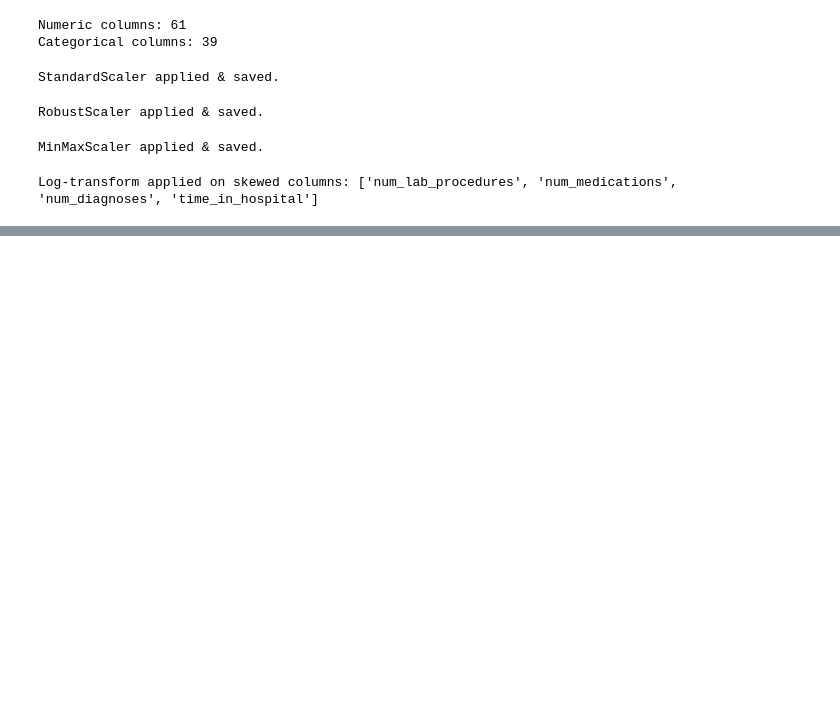
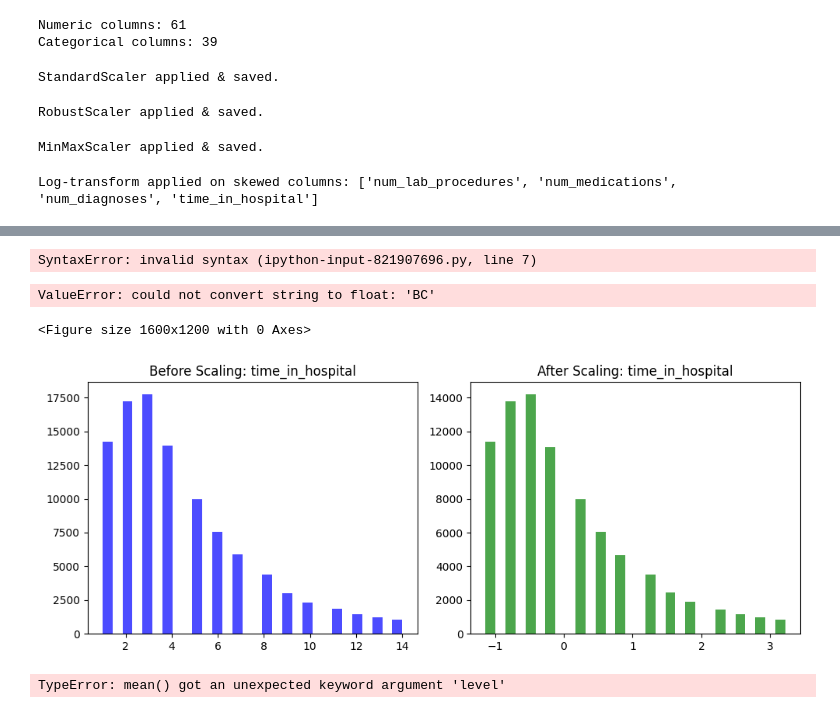
Before and after one commit to yashjscoder/Patient_Readmission_risk_prediction_EDAonly, a Jupyter notebook: notebook/medtech_project_eda.ipynb, the cells around one changed output, grey strips where cells are left out. Drawn from its saved outputs; the diff is of its cells as text; code cells hidden in the pictures; blank space fills up the shorter version.

```diff
--- a/notebook/medtech_project_eda.ipynb
+++ b/notebook/medtech_project_eda.ipynb
@@ -1023,0 +1040,74 @@ Log-transform applied on skewed columns: ['num_lab_procedures', 'num_medications
+# %%
+#Visual 2 — Top 15 Most Important Features (Mutual Information)
+from sklearn.feature_selection import mutual_info_classif
+import pandas as pd
+import matplotlib.pyplot as plt
+import seaborn as sns
+
+mi = mutual_info_classif(X, y)
+mi_series = pd.Series(mi, index=X.columns).sort_values(ascending=False).head(15)
+
+plt.figure(figsize=(10,6))
+sns.barplot(x=mi_series.values, y=mi_series.index, palette="cool")
+plt.title("Top 15 Predictive Features (Mutual Information)", fontsize=15)
+plt.xlabel("MI Score")
+plt.ylabel("Feature")
+plt.show()
+# %% [output]
+SyntaxError: invalid syntax (ipython-input-821907696.py, line 7)
+# %%
+#Visual 3 — Correlation Heatmap (Only Numeric Features)
+import seaborn as sns
+import matplotlib.pyplot as plt
+
+# Convert scaled numpy array back to DataFrame
+X_train_std_df = pd.DataFrame(X_train_std, columns=X.columns)
+
+plt.figure(figsize=(16,12))
+sns.heatmap(X_train_std_df.corr(), cmap="coolwarm", center=0)
+plt.title("Correlation Heatmap of Scaled Features")
+plt.show()
+# %% [output]
+ValueError: could not convert string to float: 'BC'
+<Figure size 1600x1200 with 0 Axes>
+# %%
+import matplotlib.pyplot as plt
+
+col = "time_in_hospital"  # pick a numeric column
+
+plt.figure(figsize=(10,4))
+
+plt.subplot(1,2,1)
+plt.hist(X[col], bins=30, color="blue", alpha=0.7)
+plt.title("Before Scaling: time_in_hospital")
+
+plt.subplot(1,2,2)
+plt.hist(X_train_std_df[col], bins=30, color="green", alpha=0.7)
+plt.title("After Scaling: time_in_hospital")
+
+plt.tight_layout()
+plt.show()
+# %% [output]
+[figure, added]
+# %%
+#Visual 5 — Readmission Rate Across Age Groups
+import numpy as np
+
+df_temp = df_encoded.copy()
+df_temp["target"] = y.values
+
+med_cols = [c for c in df_encoded.columns if any(drug in c for drug in [
+    "insulin", "metformin", "glyburide", "glipizide", "pioglitazone"
+])]
+
+impact = df_temp.groupby(med_cols)["target"].mean().mean(level=0)  # average effect
+
+impact_sorted = impact.sort_values(ascending=False).head(10)
+
+plt.figure(figsize=(10,6))
+sns.barplot(x=impact_sorted.values, y=impact_sorted.index, palette="inferno")
+plt.title("Medication-Level Impact on Readmission")
+plt.xlabel("Avg Readmission Probability")
+plt.show()
+# %% [output]
+TypeError: mean() got an unexpected keyword argument 'level'
```
Also changed, not shown: parts of 1 cell of this notebook.
